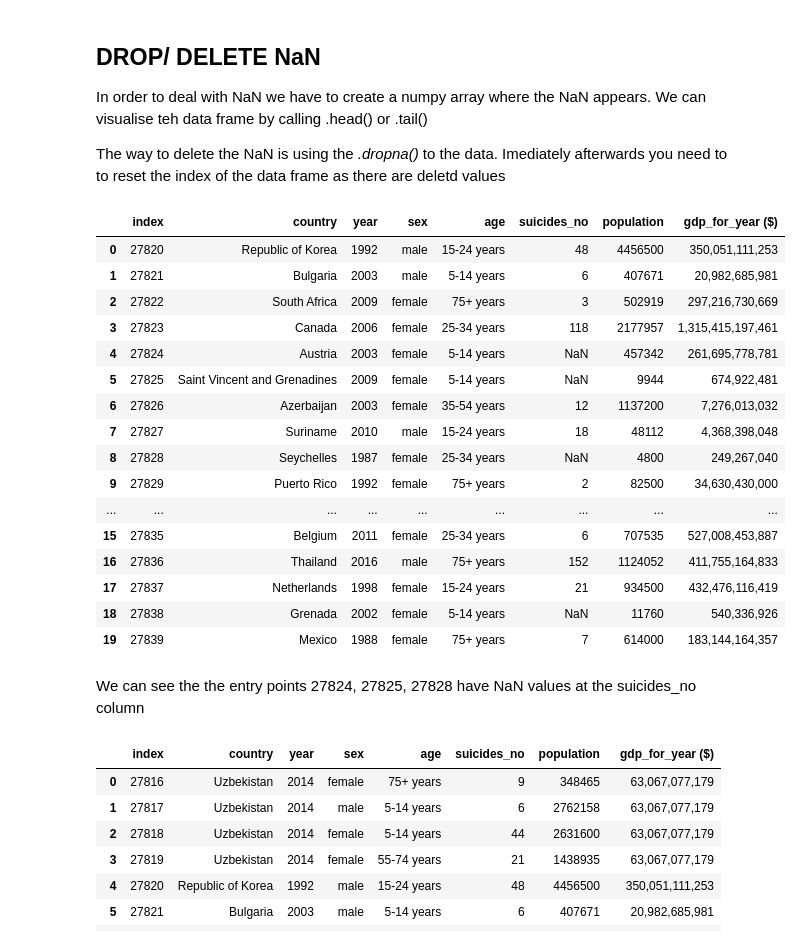
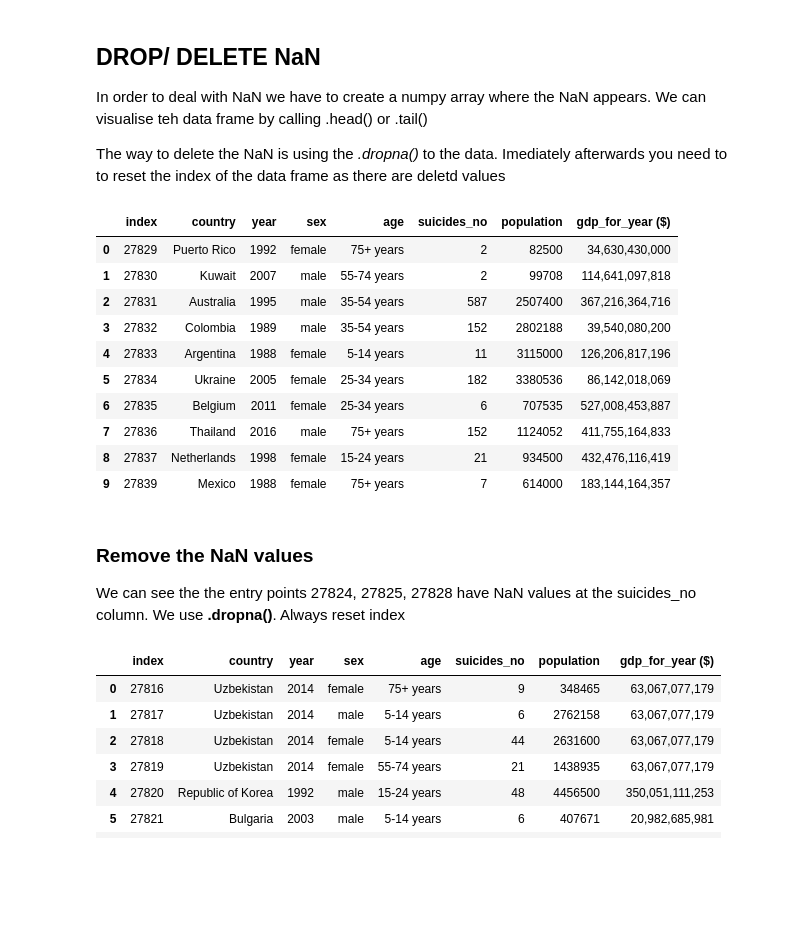
Before and after one commit to siddharthramanan/TeamCoders_Event_Based_Model, a Jupyter notebook: 2_DataCleaningAndWrangling/Data_Wrangling_WHO.ipynb, the cells around one changed output. Cells and saved outputs as stored; diff of their text form; code cells hidden in the pictures; blank space fills up the shorter version.

Commit message:
Cut a few extra code up to saving  the clean data

```diff
--- a/2_DataCleaningAndWrangling/Data_Wrangling_WHO.ipynb
+++ b/2_DataCleaningAndWrangling/Data_Wrangling_WHO.ipynb
@@ -568,7 +567,7 @@ To remove a column we use the .drop() method as **df.drop(["column1, column2, ..
  * I will name the new Data Frame **data_frame** because it is not the raw data anymore
 # %%
 
-data_frame= data_raw.drop(['HDI for year'], axis = 1)
+data_frame= data_raw.drop(['HDI for year','string','integer'], axis = 1)
 data_frame
 # %% [output]
 |  | country | year | sex | age | suicides_no | population | gdp_for_year ($) |
@@ -685,9 +659,9 @@ import numpy as np  # Import numpy to use for replace method
 # %%
-
-## Replace a "Unknown" to NaN and the "Null"  with 0, (altogether) using Numpy library!!
-#data_frame.replace("Null", 0, inplace = True)    # I've shown this above
+# replace an empty space " " and "Unknown" to NaN and the "Null" with 0 using Numpy library!!
+data_frame.replace(" ", np.nan, inplace = True)
+data_frame.replace("Null", 0, inplace = True)
 data_frame.replace("Unknown", np.nan, inplace = True)
-data_frame.head(20)
+data_frame.head(15)
 # %% [output]
 |  | country | year | sex | age | suicides_no | population | gdp_for_year ($) |
 | 0 | Albania | 1987 | male | 15-24 years | 21 | 312900 | 2,156,624,900 |
@@ -726,27 +697,22 @@ In order to deal with NaN we have to create a numpy array where the NaN appears.
 
 The way to  delete the NaN is  using the *.dropna()*  to the  data. Imediately afterwards you need to  to reset the index of the data frame as there are deletd values
 # %%
-data_frame.tail(20).reset_index()  # use .reset_index()  to visualise it and count it better
+data_frame.tail(10).reset_index()  # use .reset_index()  to visualise it and count it better
 # %% [output]
 |  | index | country | year | sex | age | suicides_no | population | gdp_for_year ($) |
-| 0 | 27820 | Republic of Korea | 1992 | male | 15-24 years | 48 | 4456500 | 350,051,111,253 |
-| 1 | 27821 | Bulgaria | 2003 | male | 5-14 years | 6 | 407671 | 20,982,685,981 |
-| 2 | 27822 | South Africa | 2009 | female | 75+ years | 3 | 502919 | 297,216,730,669 |
-| 3 | 27823 | Canada | 2006 | female | 25-34 years | 118 | 2177957 | 1,315,415,197,461 |
-| 4 | 27824 | Austria | 2003 | female | 5-14 years | NaN | 457342 | 261,695,778,781 |
-| 5 | 27825 | Saint Vincent and Grenadines | 2009 | female | 5-14 years | NaN | 9944 | 674,922,481 |
-| 6 | 27826 | Azerbaijan | 2003 | female | 35-54 years | 12 | 1137200 | 7,276,013,032 |
-| 7 | 27827 | Suriname | 2010 | male | 15-24 years | 18 | 48112 | 4,368,398,048 |
-| 8 | 27828 | Seychelles | 1987 | female | 25-34 years | NaN | 4800 | 249,267,040 |
-| 9 | 27829 | Puerto Rico | 1992 | female | 75+ years | 2 | 82500 | 34,630,430,000 |
-| ... | ... | ... | ... | ... | ... | ... | ... | ... |
-| 15 | 27835 | Belgium | 2011 | female | 25-34 years | 6 | 707535 | 527,008,453,887 |
-| 16 | 27836 | Thailand | 2016 | male | 75+ years | 152 | 1124052 | 411,755,164,833 |
-| 17 | 27837 | Netherlands | 1998 | female | 15-24 years | 21 | 934500 | 432,476,116,419 |
-| 18 | 27838 | Grenada | 2002 | female | 5-14 years | NaN | 11760 | 540,336,926 |
-| 19 | 27839 | Mexico | 1988 | female | 75+ years | 7 | 614000 | 183,144,164,357 |
+| 0 | 27829 | Puerto Rico | 1992 | female | 75+ years | 2 | 82500 | 34,630,430,000 |
+| 1 | 27830 | Kuwait | 2007 | male | 55-74 years | 2 | 99708 | 114,641,097,818 |
+| 2 | 27831 | Australia | 1995 | male | 35-54 years | 587 | 2507400 | 367,216,364,716 |
+| 3 | 27832 | Colombia | 1989 | male | 35-54 years | 152 | 2802188 | 39,540,080,200 |
+| 4 | 27833 | Argentina | 1988 | female | 5-14 years | 11 | 3115000 | 126,206,817,196 |
+| 5 | 27834 | Ukraine | 2005 | female | 25-34 years | 182 | 3380536 | 86,142,018,069 |
+| 6 | 27835 | Belgium | 2011 | female | 25-34 years | 6 | 707535 | 527,008,453,887 |
+| 7 | 27836 | Thailand | 2016 | male | 75+ years | 152 | 1124052 | 411,755,164,833 |
+| 8 | 27837 | Netherlands | 1998 | female | 15-24 years | 21 | 934500 | 432,476,116,419 |
+| 9 | 27839 | Mexico | 1988 | female | 75+ years | 7 | 614000 | 183,144,164,357 |
 # %% [markdown]
-We can see the the entry points 27824, 27825, 27828  have NaN values at the suicides_no column
+### Remove the NaN values
+We can see the the entry points 27824, 27825, 27828  have NaN values at the suicides_no column. We use **.dropna()**. Always reset index
 # %%
 # Now I will cut any data points with NaN since I don't know with what to replace them
 data_frame = data_frame.dropna() # delets the rows with NaN
```
Also changed, not shown: parts of 33 cells of this notebook.
